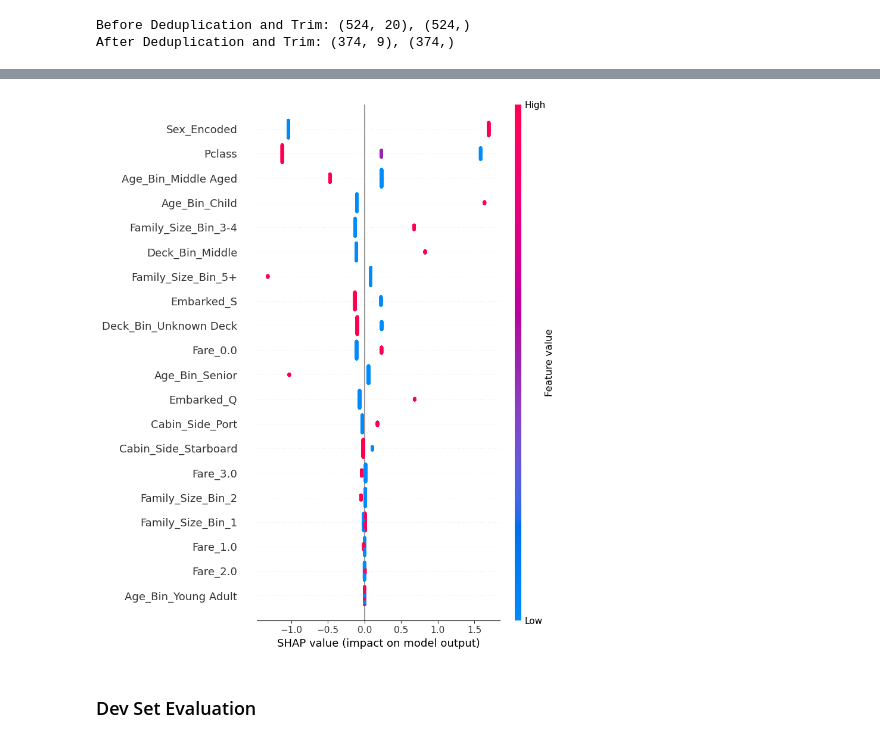
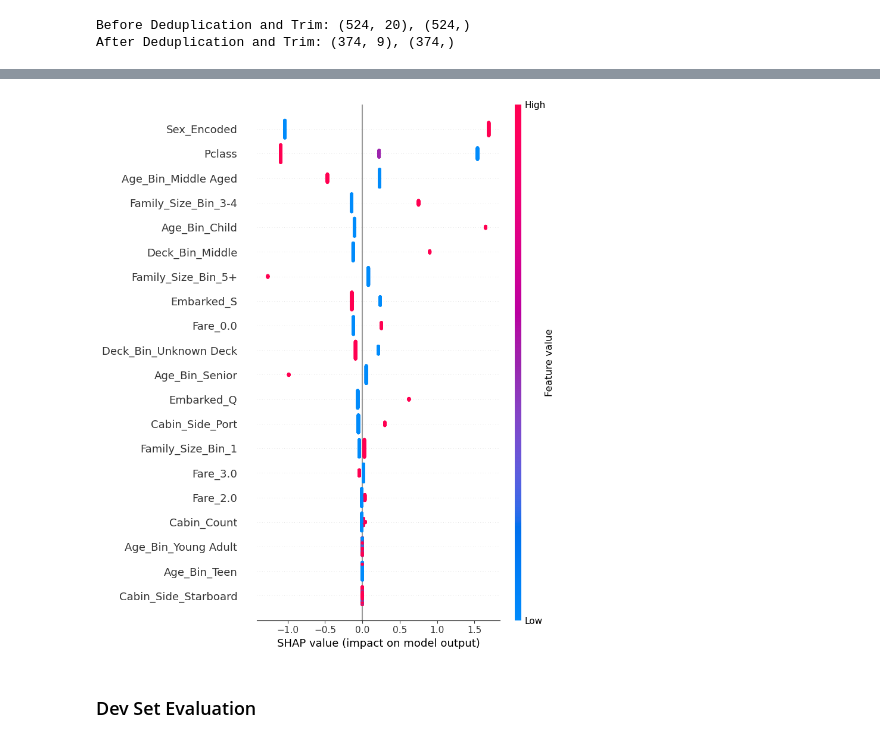
Before and after one commit to pt7481/titanic-ml-from-disaster, a Jupyter notebook: titanic_ml_from_disaster_abridged__paultongyoo.ipynb, the cells around one changed output, grey strips where cells are left out. Saved outputs shown, nothing was run; the diff lists cells and outputs as text; code cells hidden in the pictures.

Commit message:
Moved hyperparameter tuning into CV eval step, added line chart

```diff
--- a/titanic_ml_from_disaster_abridged__paultongyoo.ipynb
+++ b/titanic_ml_from_disaster_abridged__paultongyoo.ipynb
@@ -780,7 +780,12 @@ def statistical_distribution_tests(X_train, X_test, meaningful_features):
 
     return significant_diffs
 # %%
-significant_diffs = statistical_distribution_tests(X_train, X_test, meaningful_features)
+# Combine X_train and X_dev to create a full training set to calculate sample weights
+# to use for both Training and Cross-Validation evaluations
+X_train_full = pd.concat([X_train, X_dev], ignore_index=True)
+y_train_full = pd.concat([y_train, y_dev], ignore_index=True)
+
+significant_diffs = statistical_distribution_tests(X_train_full, X_test, meaningful_features)
 # %% [output]
 ============================================================
 STATISTICAL DISTRIBUTION TESTS
@@ -802,16 +807,17 @@ SUMMARY: 1 features with significant differences:
 # %% [markdown]
 ### Sample Reweight Calculation
 # %%
+
 # Calculate Kernel Density of 'Age' test set
 # kde_test = KernelDensity(kernel='gaussian', bandwidth=2.0).fit(X_test[['Age']])
 # log_density = kde_test.score_samples(X_train[['Age']])  # Score training samples by how likely they are under the test distribution
 # age_sample_weights = np.exp(log_density)                # Convert log probs to weights
 # age_sample_weights /= np.mean(age_sample_weights)       # Normalize weights
 
-train_freq = X_train['Embarked'].value_counts(normalize=True)
+train_freq = X_train_full['Embarked'].value_counts(normalize=True)
 test_freq = X_test['Embarked'].value_counts(normalize=True)
 embarked_weights = (test_freq / train_freq).to_dict()               # Compute weights per category
-embarked_sample_weights = X_train['Embarked'].map(embarked_weights) # Map weights to each training row
+embarked_sample_weights = X_train_full['Embarked'].map(embarked_weights) # Map weights to each training row
 
 # Combine sample weights and normalize
 sample_weights = embarked_sample_weights
@@ -919,44 +925,24 @@ with mlflow.start_run():
         ('onehot', OneHotEncoder(handle_unknown='ignore'), ohe_features)    # Intentionally not dropping first item to retain all categories
     ])
 
+    default_model_params = {
+        'C': 1,
+        'class_weight': 'balanced',
+        'fit_intercept': True,
+        'max_iter': 100,
+        'penalty': 'l1',
+        'solver': 'liblinear'
+    }
+
     pipeline = Pipeline([
         ('preprocessor', preprocessor),
-        ('classifier', LogisticRegression(random_state=42))
+        ('classifier', LogisticRegression(**default_model_params, random_state=42))
     ])
 
-    param_grid = [
-        { # Focusing on L1 penalty models to zero out noisy features
-        'classifier__penalty':       ['l1'],
-        'classifier__C':             [1,10,100], #[0.001, 0.01, 0.1, 1, 10, 100],
-        'classifier__solver':        ['liblinear', 'saga'],
-        'classifier__max_iter':      [100, 1000],
-        'classifier__class_weight':  [None, 'balanced'],
-        'classifier__fit_intercept': [True, False],
-        'preprocessor__fare_log_ohe__bins__n_bins': [4] # [3, 4, 5],
-        },
-    ]
+    mlflow.log_param("model_type", pipeline.named_steps['classifier'].__class__.__name__)
+    mlflow.log_params(default_model_params)
 
-    grid_search = GridSearchCV(
-        pipeline,
-        param_grid=param_grid,
-        cv=5,
-        scoring='accuracy',
-        n_jobs=-1,
-        refit=True               # after search, re‐fit on all train/dev
-    )
-
-    # Fit model, incorporating Age and Embarked sample weights
-    print("\nExecuting GridSearchCV on X_train_dedup with deduplicated sample weights...")
-    grid_search.fit(X_train_dedup, y_train_dedup, classifier__sample_weight=sample_weights_dedup)
-
-    pipeline = grid_search.best_estimator_
-    model_params = grid_search.best_params_
-    print(f"Best parameters: {model_params}")
-    print(f"Best CV Accuracy: {grid_search.best_score_:.4f}")
-    mlflow.log_param("model_type", pipeline.named_steps['classifier'].__class__.__name__)
-
-    mlflow.log_params(model_params)
-    mlflow.log_metric("best_cv_acc", grid_search.best_score_)
+    pipeline.fit(X_train_dedup, y_train_dedup, classifier__sample_weight=sample_weights_dedup)
 
     feature_names_after_preprocessing = get_feature_names_from_preprocessor(
         pipeline.named_steps['preprocessor'],
@@ -985,10 +971,10 @@ with mlflow.start_run():
     })
 
     print("\nTraining Set Scores:")
-    print("Training accuracy :", training_acc)
+    print("Training accuracy:", training_acc)
     print("Training precision:", training_prec)
-    print("Training recall   :", training_rec)
-    print("Training F1-score :", training_f1)
+    print("Training recall:", training_rec)
+    print("Training F1", training_f1)
 
     print("\nModel Coefficients:")
     coef_df = pd.DataFrame(pipeline.named_steps['classifier'].coef_.T, index=feature_names_after_preprocessing, columns=['Coefficient'])
@@ -1024,5 +1010,5 @@ Features used:
 🧪 View experiment at: http://ec2-18-220-145-217.us-east-2.compute.amazonaws.com:5000/#/experiments/3
-[figure, old version]
+[figure, new version]
 # %% [markdown]
 ### Dev Set Evaluation
 # %%
```
Also changed, not shown: parts of 10 cells of this notebook.
